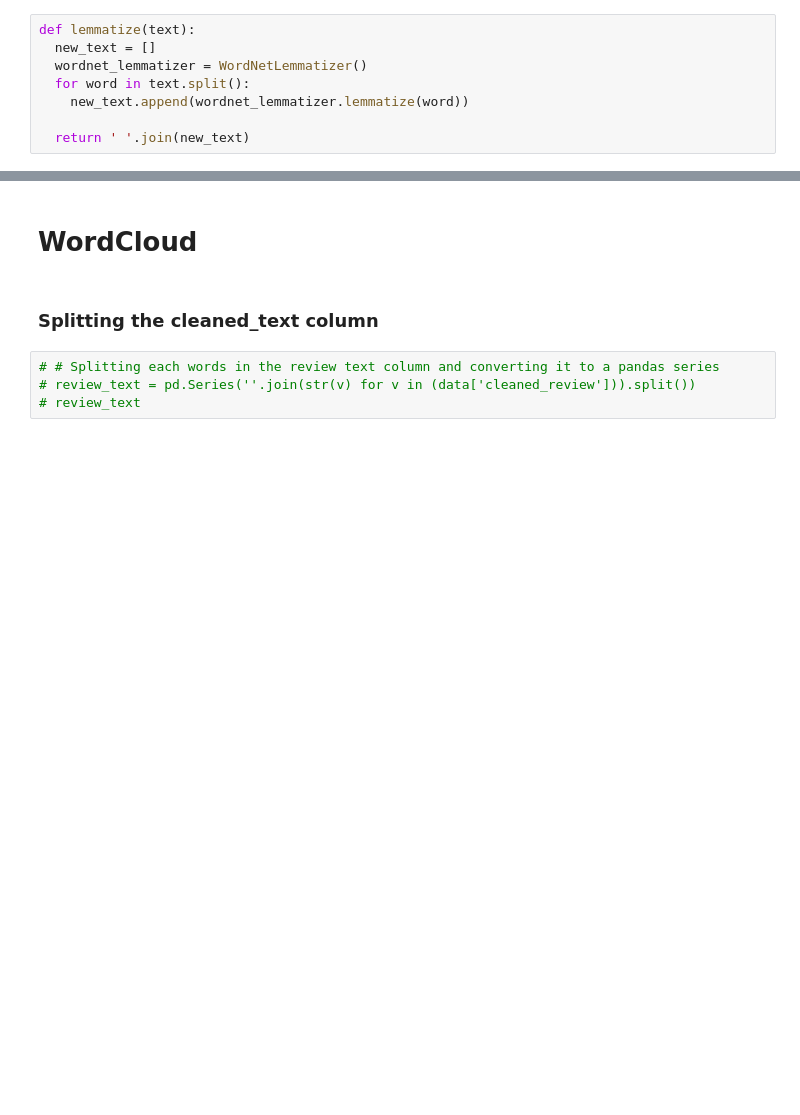
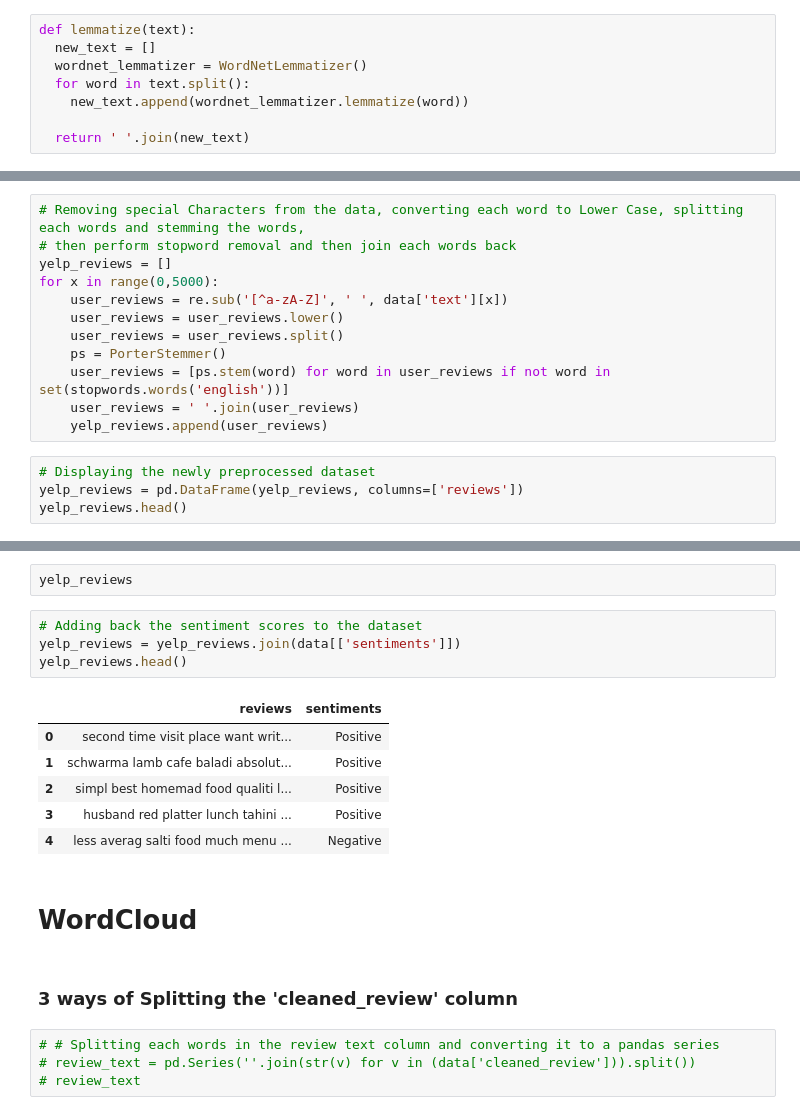
Before and after one commit to GoJo-Rika/Sentiment_Analysis, a Jupyter notebook: yelp_code.ipynb, the cells around one changed output, grey strips where cells are left out. Cells and saved outputs as stored; diff of their text form; blank space fills up the shorter version.

```diff
--- a/yelp_code.ipynb
+++ b/yelp_code.ipynb
@@ -401,0 +460,16 @@ data.head()
+# %%
+# Removing special Characters from the data, converting each word to Lower Case, splitting each words and stemming the words,
+# then perform stopword removal and then join each words back
+yelp_reviews = []
+for x in range(0,5000):
+    user_reviews = re.sub('[^a-zA-Z]', ' ', data['text'][x])
+    user_reviews = user_reviews.lower()
+    user_reviews = user_reviews.split()
+    ps = PorterStemmer()
+    user_reviews = [ps.stem(word) for word in user_reviews if not word in set(stopwords.words('english'))]
+    user_reviews = ' '.join(user_reviews)
+    yelp_reviews.append(user_reviews)
+# %%
+# Displaying the newly preprocessed dataset
+yelp_reviews = pd.DataFrame(yelp_reviews, columns=['reviews'])
+yelp_reviews.head()
@@ -402,7 +483,20 @@ data.head()
+# %%
+yelp_reviews
+# %%
+# Adding back the sentiment scores to the dataset
+yelp_reviews = yelp_reviews.join(data[['sentiments']])
+yelp_reviews.head()
+# %% [output]
+|  | reviews | sentiments |
+| 0 | second time visit place want writ... | Positive |
+| 1 | schwarma lamb cafe baladi absolut... | Positive |
+| 2 | simpl best homemad food qualiti l... | Positive |
+| 3 | husband red platter lunch tahini ... | Positive |
+| 4 | less averag salti food much menu ... | Negative |
 # %% [markdown]
 # WordCloud
 # %% [markdown]
-### Splitting the cleaned_text column
+### 3 ways of Splitting the 'cleaned_review' column
 # %%
 # # Splitting each words in the review text column and converting it to a pandas series
 # review_text = pd.Series(''.join(str(v) for v in (data['cleaned_review'])).split())
```
Also changed, not shown: parts of 18 cells of this notebook.
